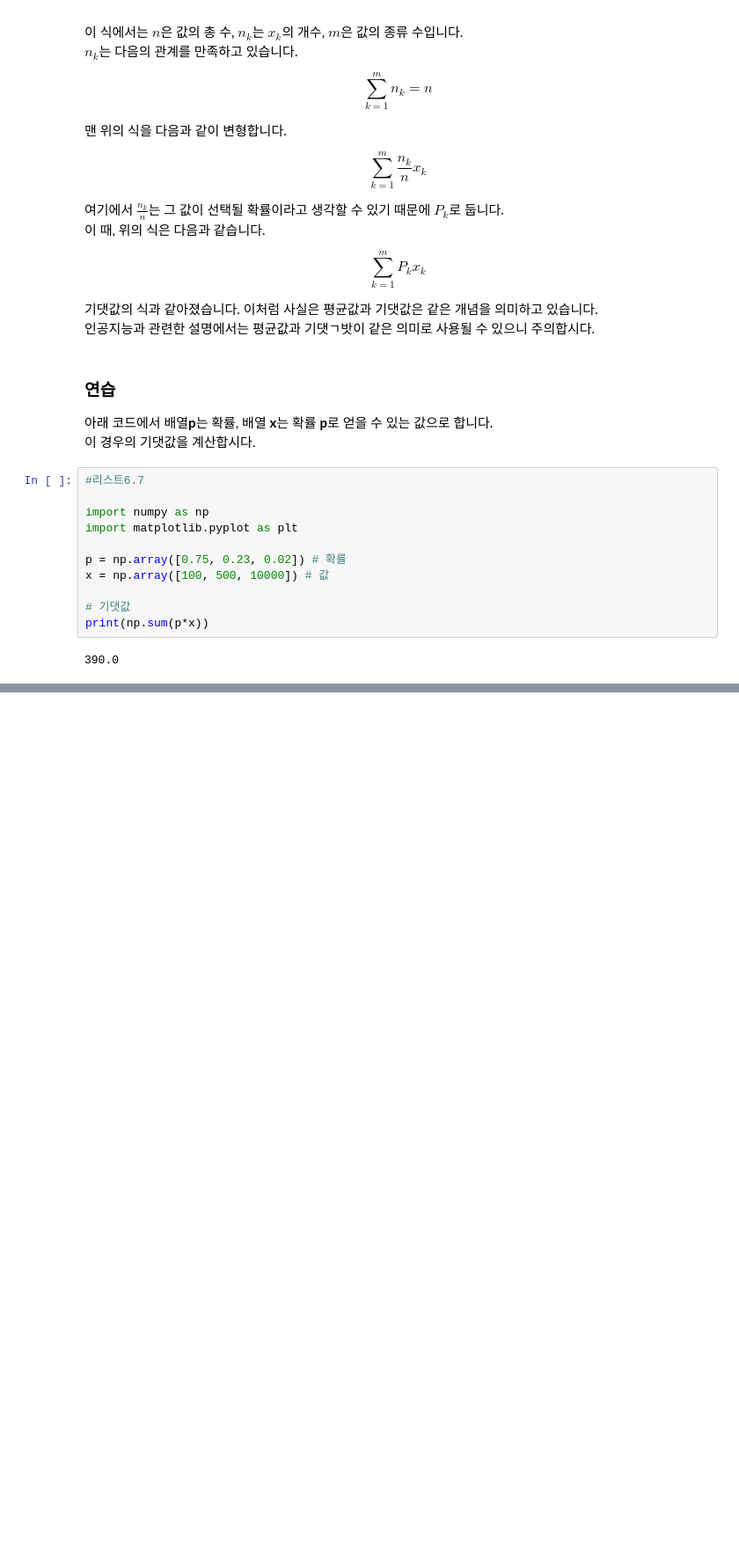
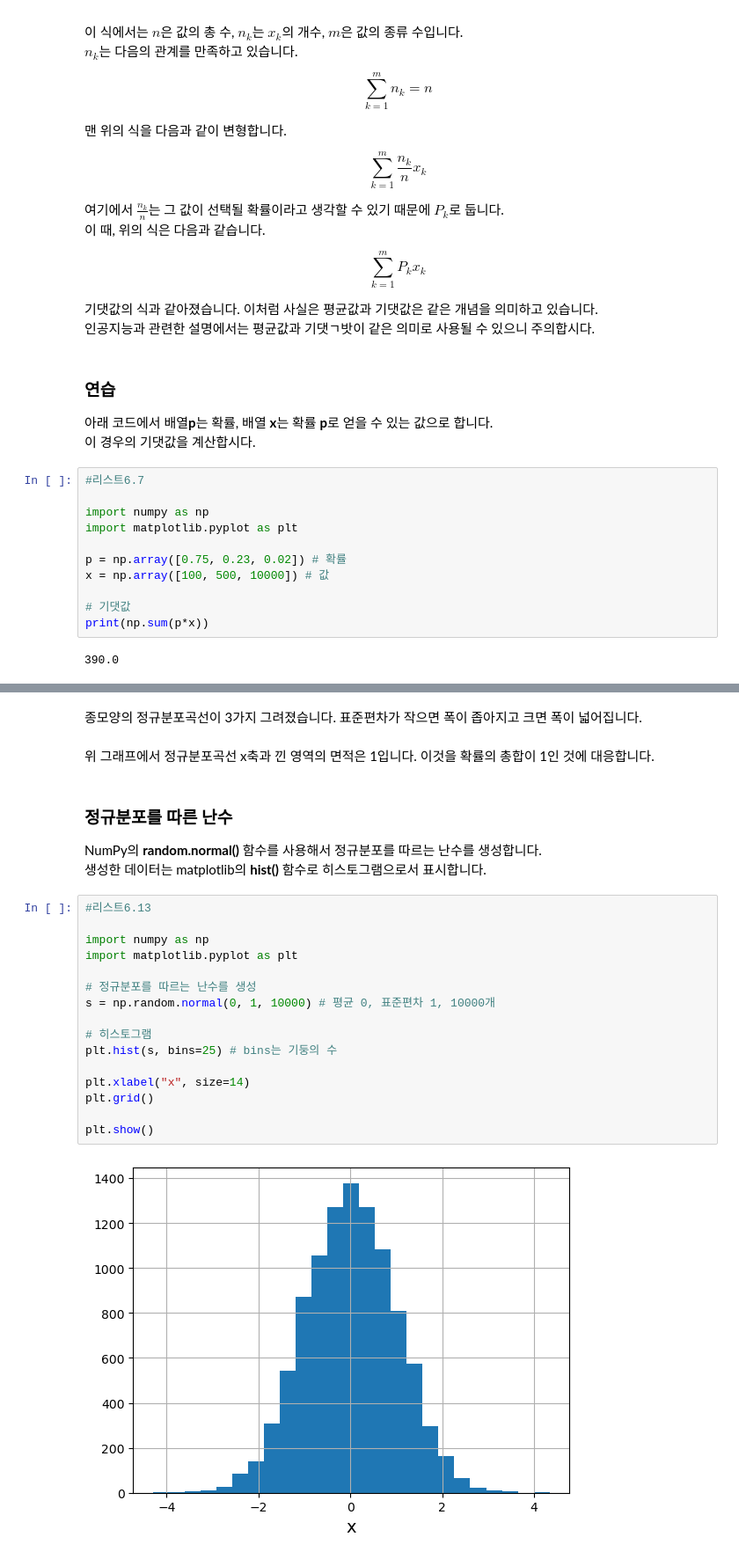
Before and after one commit to gsmin02/AI-Python-STUDY, a Jupyter notebook: Chapter/Chapter 6.ipynb, the cells around one changed output, grey strips where cells are left out. Shown at 88% size. Cells and saved outputs as stored; diff of their text form; blank space fills up the shorter version.

```diff
--- a/Chapter/Chapter 6.ipynb
+++ b/Chapter/Chapter 6.ipynb
@@ -261,0 +396,27 @@ $$ V = \frac{(55 － 50)^2 ＋ (45 － 50)^2 ＋ (60 － 50)^2 ＋ (40 － 50)^2
+# %% [markdown]
+종모양의 정규분포곡선이 3가지 그려졌습니다. 표준편차가 작으면 폭이 좁아지고 크면 폭이 넓어집니다.
+# %% [markdown]
+위 그래프에서 정규분포곡선 x축과 낀 영역의 면적은 1입니다. 이것을 확률의 총합이 1인 것에 대응합니다.
+# %% [markdown]
+### 정규분포를 따른 난수
+
+NumPy의 **random.normal()** 함수를 사용해서 정규분포를 따르는 난수를 생성합니다.
+생성한 데이터는 matplotlib의 **hist()** 함수로 히스토그램으로서 표시합니다.
+# %%
+#리스트6.13
+
+import numpy as np
+import matplotlib.pyplot as plt
+
+# 정규분포를 따르는 난수를 생성
+s = np.random.normal(0, 1, 10000) # 평균 0, 표준편차 1, 10000개
+
+# 히스토그램
+plt.hist(s, bins=25) # bins는 기둥의 수
+
+plt.xlabel("x", size=14)
+plt.grid()
+
+plt.show()
+# %% [output]
+[figure, added]
```
Also changed, not shown: parts of 37 cells of this notebook.
